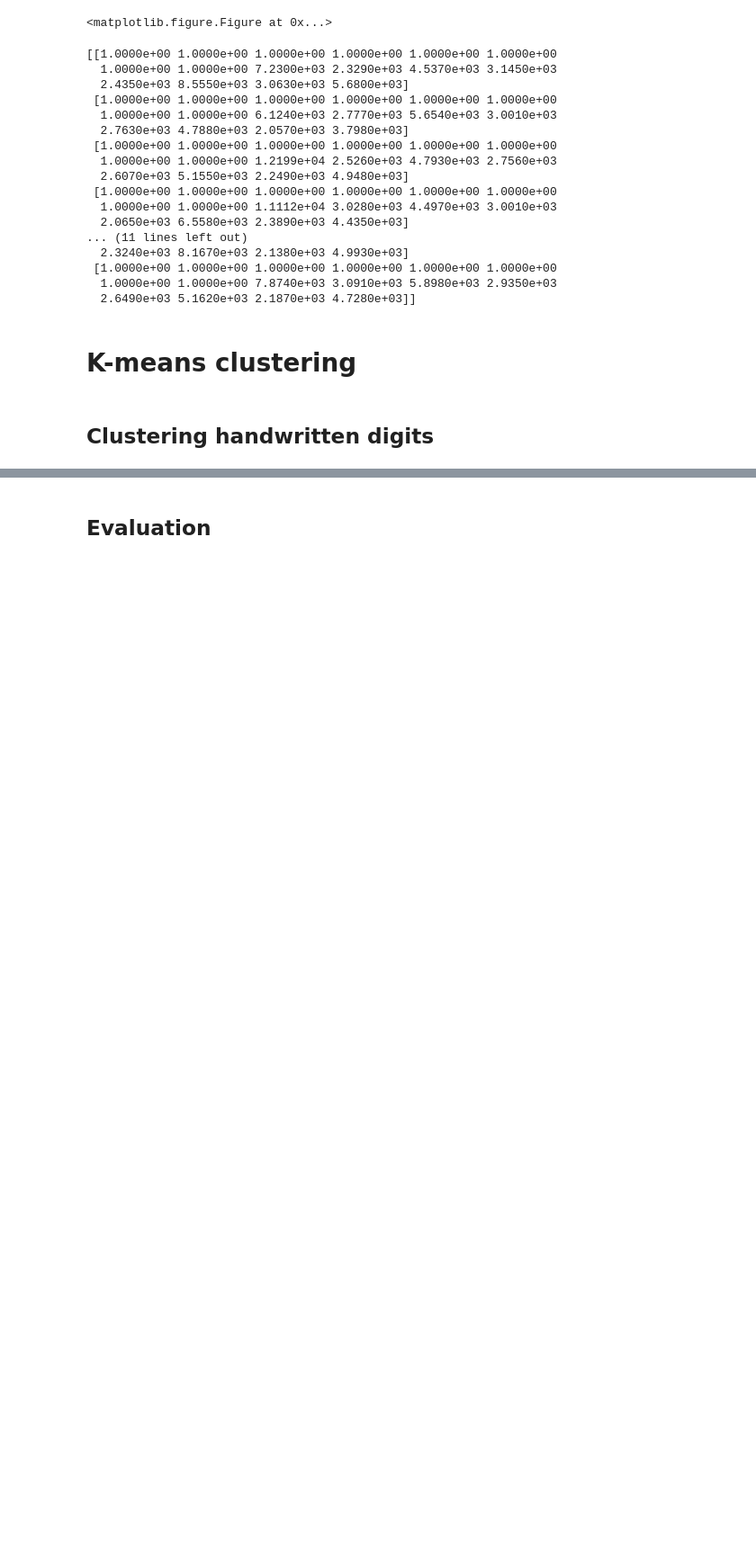
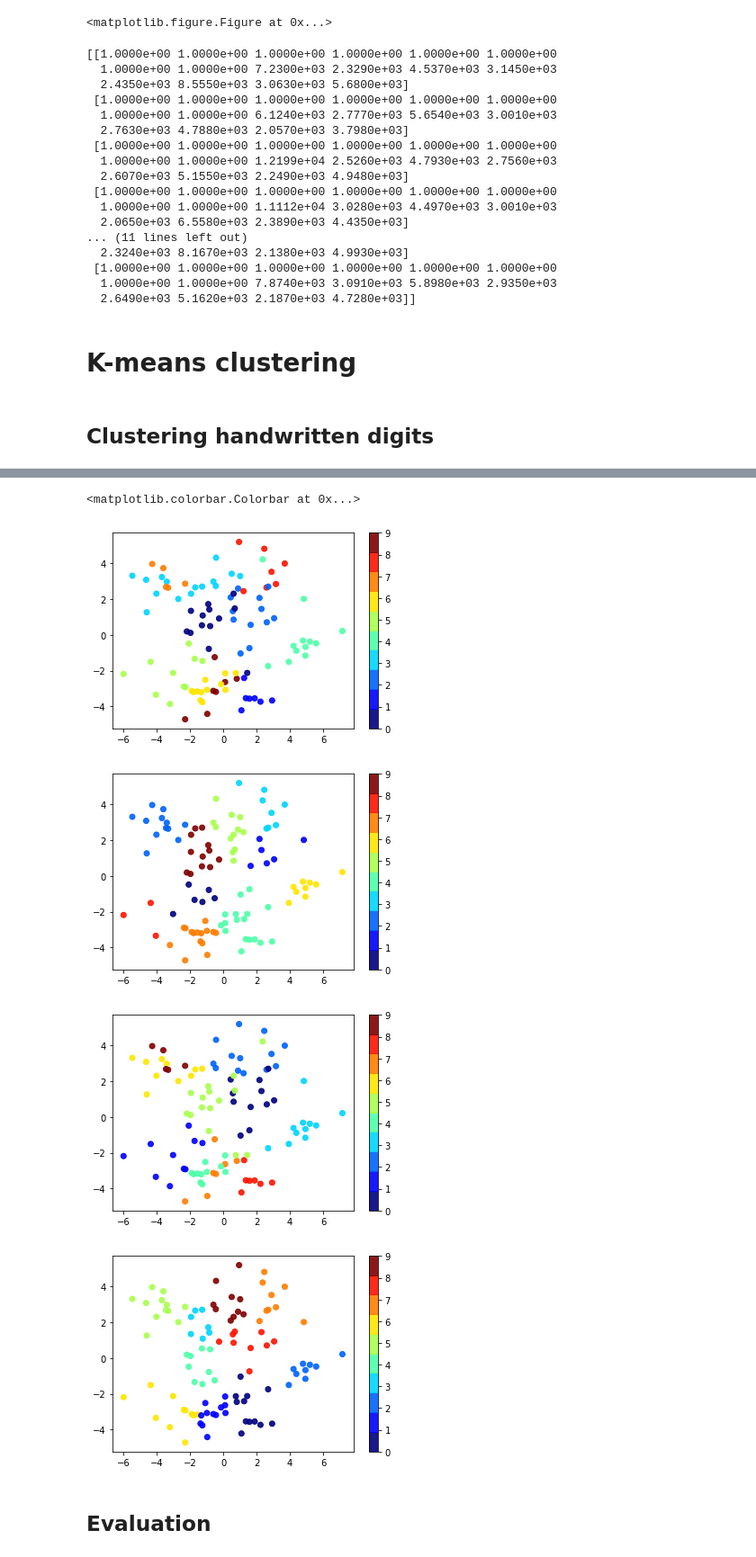
Before and after one commit to patricsteiner/image_clustering, a Jupyter notebook: intelligent_image_clustering.ipynb, the cells around one changed output, grey strips where cells are left out. Shown at 90% size. Saved outputs shown, nothing was run; the diff lists cells and outputs as text; code cells hidden in the pictures; blank space fills up the shorter version.

Commit message:
better visualization, start working on manual cluster adjustments

```diff
--- a/intelligent_image_clustering.ipynb
+++ b/intelligent_image_clustering.ipynb
@@ -287,27 +290,40 @@ y = digits.target[:100]
 # %%
 
 from sklearn.cluster import KMeans, SpectralClustering
 import numpy as np
 from sklearn.decomposition import PCA
 from sklearn.preprocessing import scale
+from matplotlib import cm
 
 X = scale(X)
 
 Xreduced = PCA(n_components=2).fit_transform(X)
 
-pk = KMeans(n_clusters=10, random_state=0).fit(X).predict(X)
-pkr = KMeans(n_clusters=10, random_state=0).fit(Xreduced).predict(Xreduced)
-ps = SpectralClustering(n_clusters=10).fit_predict(X)
-psr = SpectralClustering(n_clusters=10, affinity="nearest_neighbors").fit_predict(Xreduced)
+n_clusters = 10
 
+pk = KMeans(n_clusters=n_clusters, random_state=0).fit_predict(X)
+pkr = KMeans(n_clusters=n_clusters, random_state=0).fit_predict(Xreduced)
+ps = SpectralClustering(n_clusters=n_clusters, affinity="nearest_neighbors").fit_predict(X)
+psr = SpectralClustering(n_clusters=n_clusters, affinity="nearest_neighbors").fit_predict(Xreduced)
 
-plt.scatter(Xreduced[:, 0], Xreduced[:, 1], c=pk, cmap='jet', alpha=.9)
+cmap = cm.get_cmap('jet', lut=n_clusters)
+plt.scatter(Xreduced[:, 0], Xreduced[:, 1], c=pk, cmap=cmap, alpha=.9)
+plt.colorbar()
 plt.figure()
-plt.scatter(Xreduced[:, 0], Xreduced[:, 1], c=pkr, cmap='jet', alpha=.9)
+plt.scatter(Xreduced[:, 0], Xreduced[:, 1], c=pkr, cmap=cmap, alpha=.9)
+plt.colorbar()
 plt.figure()
-plt.scatter(Xreduced[:, 0], Xreduced[:, 1], c=ps, cmap='jet', alpha=.9)
+plt.scatter(Xreduced[:, 0], Xreduced[:, 1], c=ps, cmap=cmap, alpha=.9)
+plt.colorbar()
 plt.figure()
-plt.scatter(Xreduced[:, 0], Xreduced[:, 1], c=psr, cmap='jet', alpha=.9)
+plt.scatter(Xreduced[:, 0], Xreduced[:, 1], c=psr, cmap=cmap, alpha=.9)
+plt.colorbar()
+# %% [output]
+<matplotlib.colorbar.Colorbar at 0x...>
+[figure, added]
+[figure, added]
+[figure, added]
+[figure, added]
 # %% [markdown]
 ## Evaluation
 # %%
```
Also changed, not shown: parts of 5 cells of this notebook.
